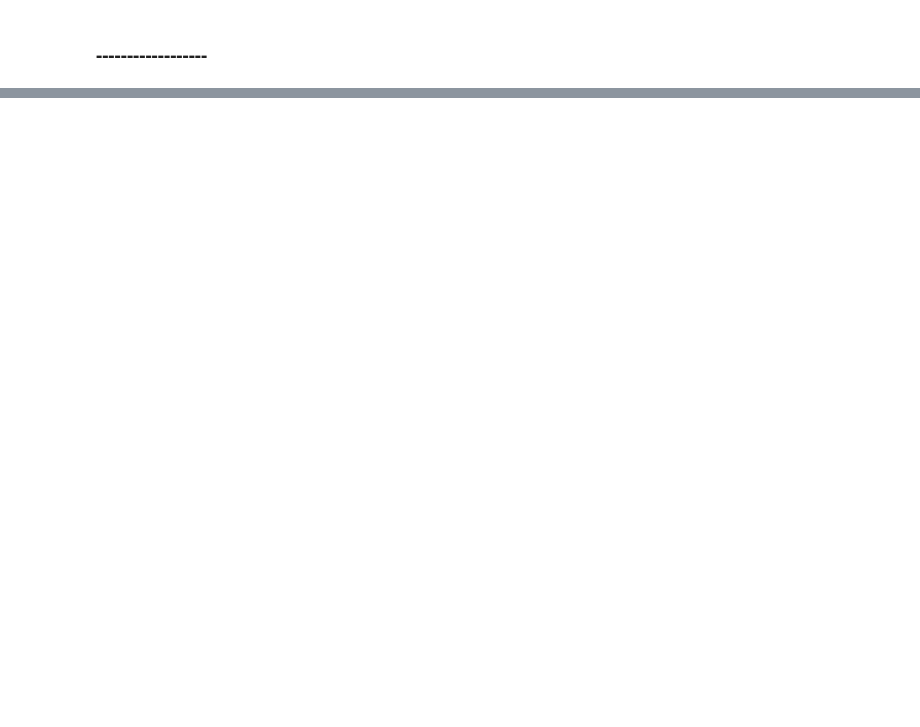
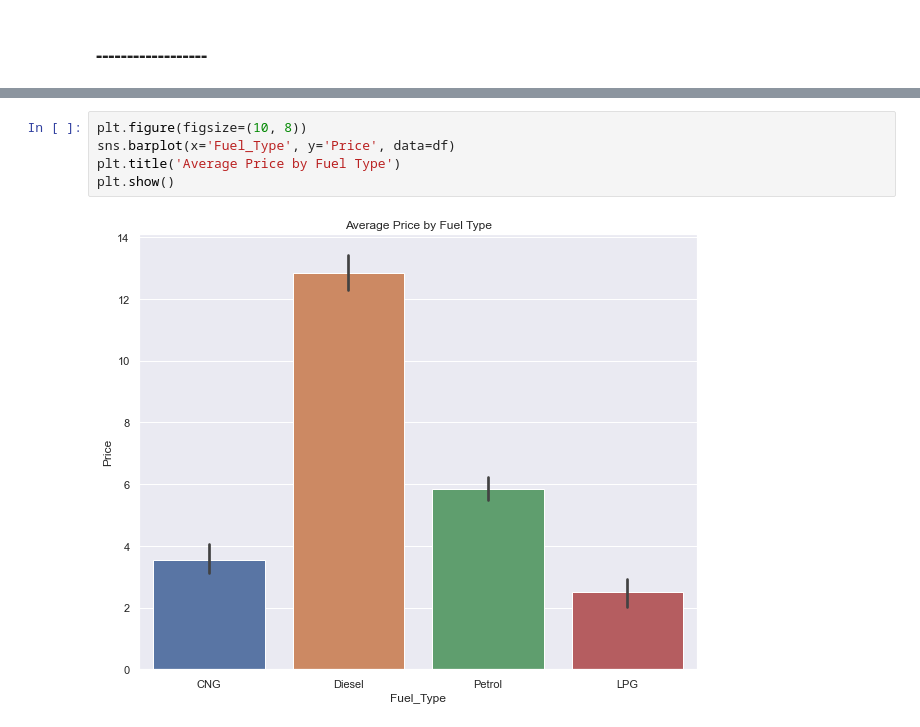
Before and after one commit to vryan-06/DarkCoders_Datahack, a Jupyter notebook: notebook/Data Analytics DJSE PS3.ipynb, the cells around one changed output, grey strips where cells are left out. Drawn from its saved outputs; the diff is of its cells as text; blank space fills up the shorter version.

```diff
--- a/notebook/Data Analytics DJSE PS3.ipynb
+++ b/notebook/Data Analytics DJSE PS3.ipynb
@@ -144,0 +158,7 @@ df.head()
+# %%
+plt.figure(figsize=(10, 8))
+sns.barplot(x='Fuel_Type', y='Price', data=df)
+plt.title('Average Price by Fuel Type')
+plt.show()
+# %% [output]
+[figure, added]
```
Also changed, not shown: parts of 19 cells of this notebook.
